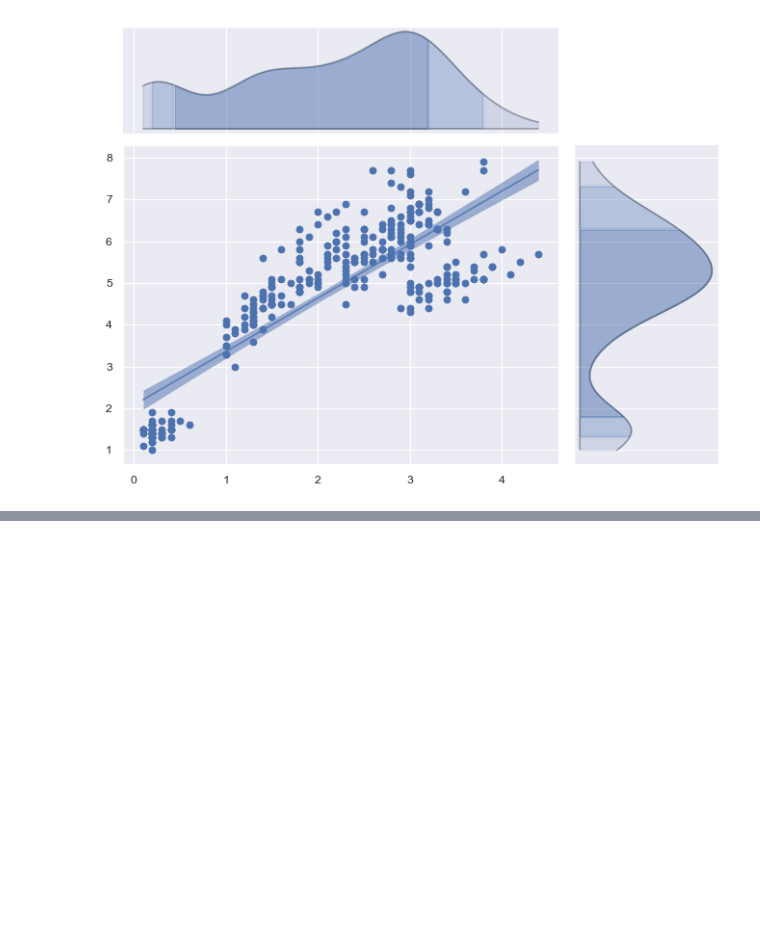
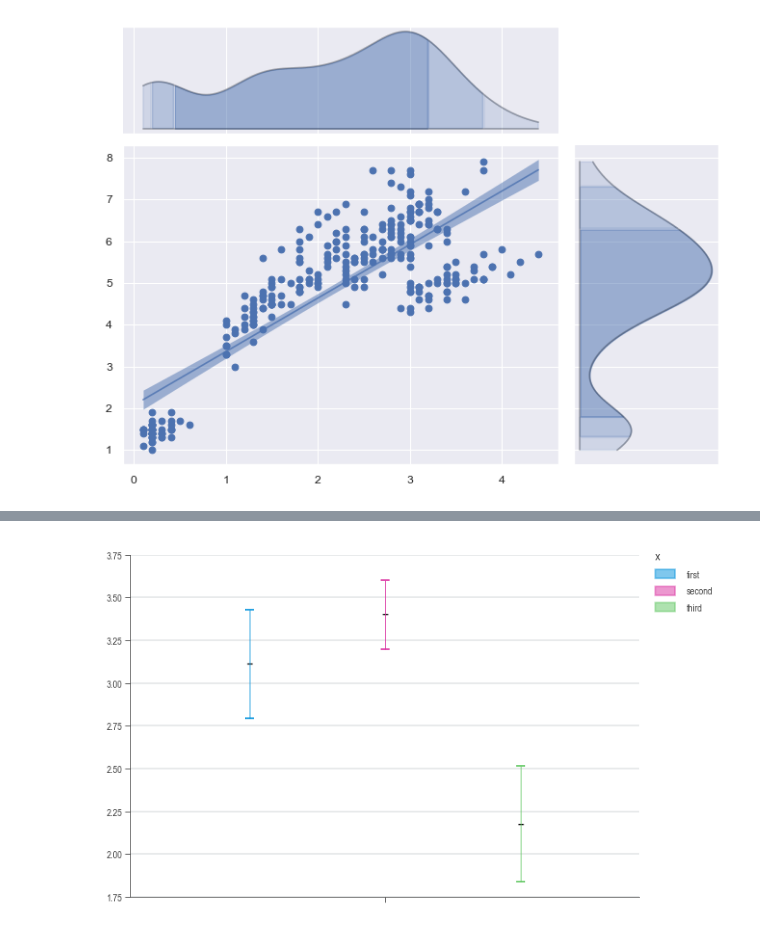
Before and after one commit to j4ggr/DaSPi, a Jupyter notebook: notebooks/doc-content_guide-plotting.ipynb, the cells around one changed output, grey strips where cells are left out. Saved outputs shown, nothing was run; the diff lists cells and outputs as text; code cells hidden in the pictures; blank space fills up the shorter version.

```diff
--- a/notebooks/doc-content_guide-plotting.ipynb
+++ b/notebooks/doc-content_guide-plotting.ipynb
@@ -467,0 +536,31 @@ br_kde()
+# %%
+import numpy as np
+import daspi as dsp
+import pandas as pd
+
+from collections import defaultdict
+
+data = defaultdict(list)
+data['x'] = ['first', 'second', 'third']
+for loc in [3, 4, 2]:
+    temp = np.random.normal(loc=loc, scale=1, size=10)
+    x_bar = np.mean(temp)
+    sem = np.std(temp, ddof=1) / np.sqrt(len(temp))
+    data['x_bar'].append(x_bar)
+    data['lower'].append(x_bar - sem)
+    data['upper'].append(x_bar + sem)
+
+chart = dsp.SingleChart(
+        source=df,
+        target='x_bar',
+        hue='x',
+        dodge=True,
+    ).plot(
+        dsp.Errorbar,
+        lower='lower',
+        upper='upper',
+        bars_same_color=True,
+        kw_call={'kw_points': dict(color='black', s=10, marker='_')}
+    ).label() # neded to add legend
+# %% [output]
+[figure, added]
```
Also changed, not shown: parts of 5 cells of this notebook, 3 other files.
